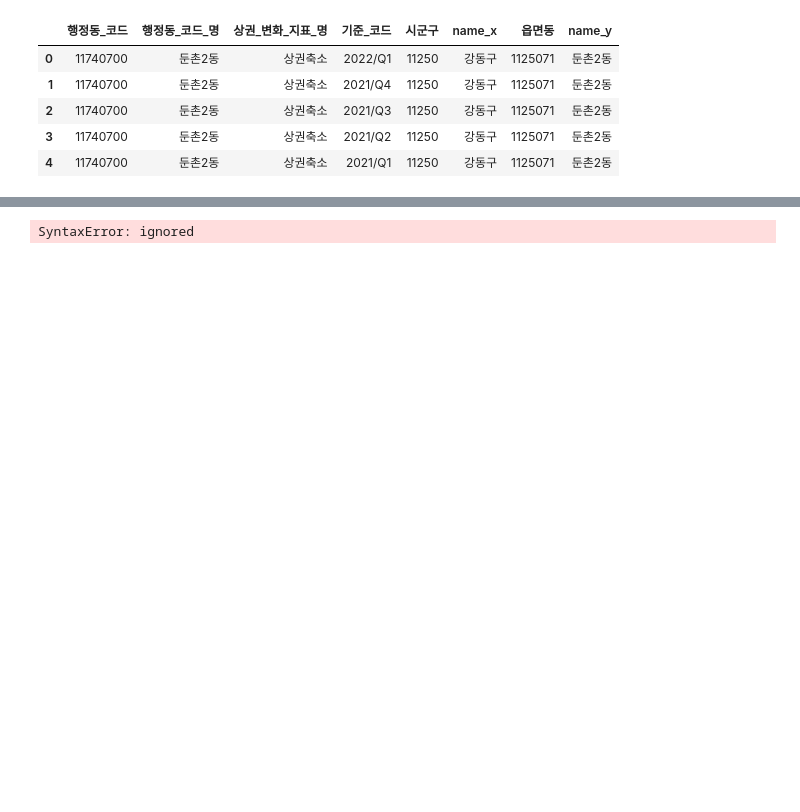
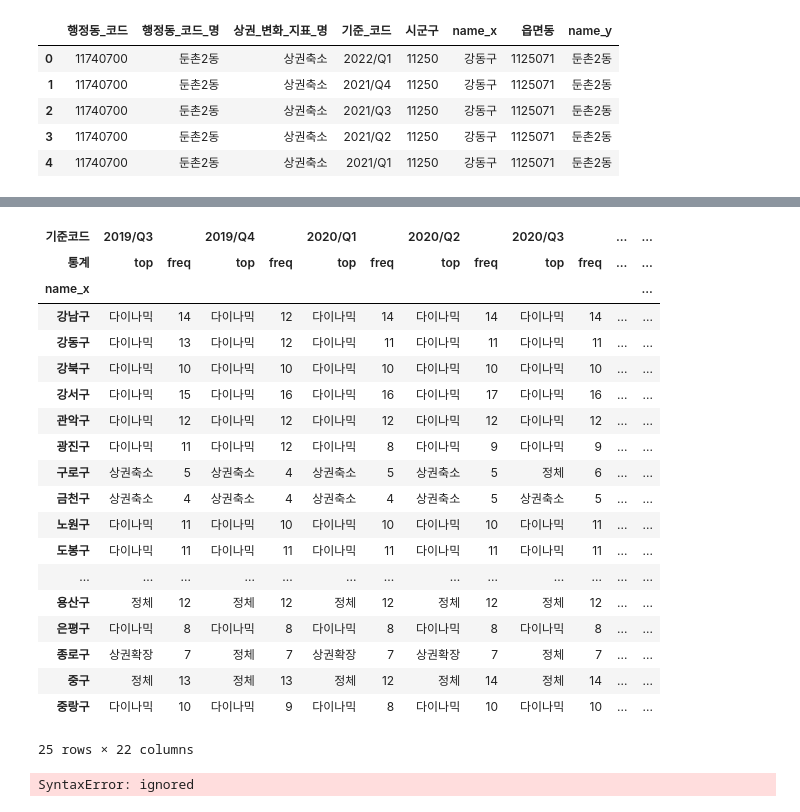
Before and after one commit to YongWanJin/KDTteam5_semiproject, a Jupyter notebook: code/상권변화지표_행정동별.ipynb, the cells around one changed output, grey strips where cells are left out. Drawn from its saved outputs; the diff is of its cells as text; code cells hidden in the pictures; blank space fills up the shorter version.

```diff
--- a/code/상권변화지표_행정동별.ipynb
+++ b/code/상권변화지표_행정동별.ipynb
@@ -318,0 +275,25 @@ biz_pivot2
+# %%
+#불필요한 columns 제거
+biz_freq = biz_freq.drop(['count', 'unique'], axis=1, level=1)
+biz_freq
+# %% [output]
+| 기준코드 | 2019/Q3 |  | 2019/Q4 |  | 2020/Q1 |  | 2020/Q2 |  | 2020/Q3 |  | ... | ... |
+| 통계 | top | freq | top | freq | top | freq | top | freq | top | freq | ... | ... |
+| name_x |  |  |  |  |  |  |  |  |  |  |  | ... |
+| 강남구 | 다이나믹 | 14 | 다이나믹 | 12 | 다이나믹 | 14 | 다이나믹 | 14 | 다이나믹 | 14 | ... | ... |
+| 강동구 | 다이나믹 | 13 | 다이나믹 | 12 | 다이나믹 | 11 | 다이나믹 | 11 | 다이나믹 | 11 | ... | ... |
+| 강북구 | 다이나믹 | 10 | 다이나믹 | 10 | 다이나믹 | 10 | 다이나믹 | 10 | 다이나믹 | 10 | ... | ... |
+| 강서구 | 다이나믹 | 15 | 다이나믹 | 16 | 다이나믹 | 16 | 다이나믹 | 17 | 다이나믹 | 16 | ... | ... |
+| 관악구 | 다이나믹 | 12 | 다이나믹 | 12 | 다이나믹 | 12 | 다이나믹 | 12 | 다이나믹 | 12 | ... | ... |
+| 광진구 | 다이나믹 | 11 | 다이나믹 | 12 | 다이나믹 | 8 | 다이나믹 | 9 | 다이나믹 | 9 | ... | ... |
+| 구로구 | 상권축소 | 5 | 상권축소 | 4 | 상권축소 | 5 | 상권축소 | 5 | 정체 | 6 | ... | ... |
+| 금천구 | 상권축소 | 4 | 상권축소 | 4 | 상권축소 | 4 | 상권축소 | 5 | 상권축소 | 5 | ... | ... |
+| 노원구 | 다이나믹 | 11 | 다이나믹 | 10 | 다이나믹 | 10 | 다이나믹 | 10 | 다이나믹 | 11 | ... | ... |
+| 도봉구 | 다이나믹 | 11 | 다이나믹 | 11 | 다이나믹 | 11 | 다이나믹 | 11 | 다이나믹 | 11 | ... | ... |
+| ... | ... | ... | ... | ... | ... | ... | ... | ... | ... | ... | ... | ... |
+| 용산구 | 정체 | 12 | 정체 | 12 | 정체 | 12 | 정체 | 12 | 정체 | 12 | ... | ... |
+| 은평구 | 다이나믹 | 8 | 다이나믹 | 8 | 다이나믹 | 8 | 다이나믹 | 8 | 다이나믹 | 8 | ... | ... |
+| 종로구 | 상권확장 | 7 | 정체 | 7 | 상권확장 | 7 | 상권확장 | 7 | 정체 | 7 | ... | ... |
+| 중구 | 정체 | 13 | 정체 | 13 | 정체 | 12 | 정체 | 14 | 정체 | 14 | ... | ... |
+| 중랑구 | 다이나믹 | 10 | 다이나믹 | 9 | 다이나믹 | 8 | 다이나믹 | 10 | 다이나믹 | 10 | ... | ... |
+25 rows × 22 columns
```
Also changed, not shown: parts of 20 cells of this notebook.
